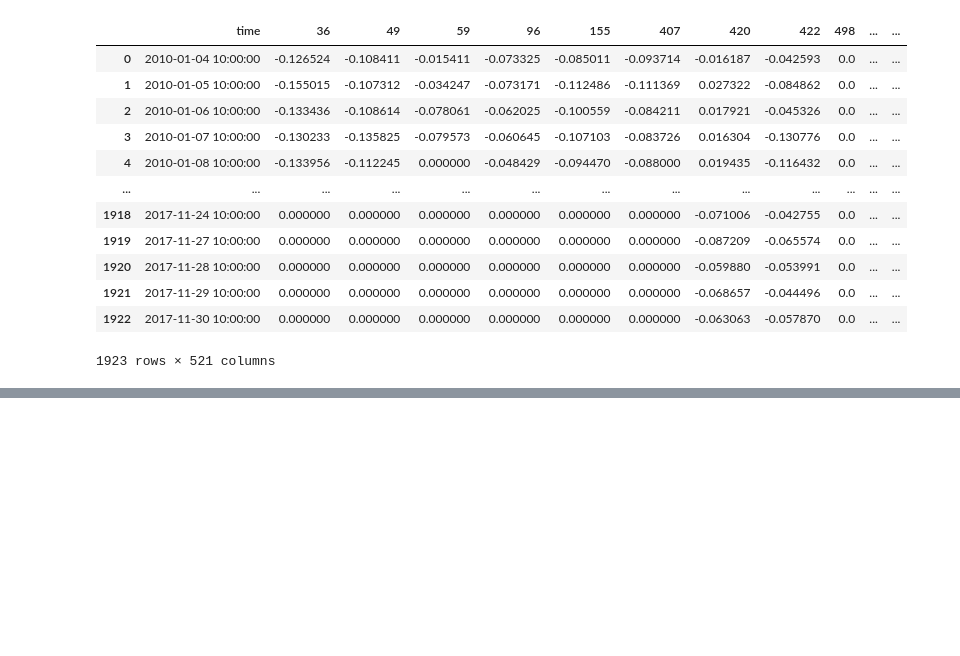
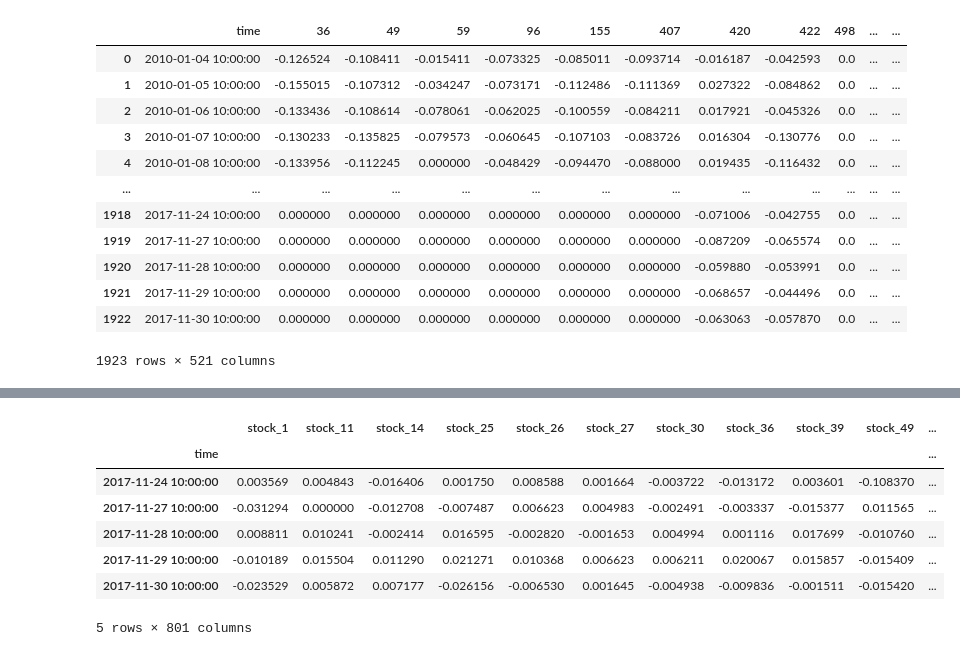
Before and after one commit to cfeif/7032---iTransformer, a Jupyter notebook: dataset/industry_split.ipynb, the cells around one changed output, grey strips where cells are left out. Cells and saved outputs as stored; diff of their text form; code cells hidden in the pictures; blank space fills up the shorter version.

```diff
--- a/dataset/industry_split.ipynb
+++ b/dataset/industry_split.ipynb
@@ -160,0 +149,22 @@ numbers of different industry 633
+# %%
+pick_data.set_index('time', inplace=True)
+# %%
+factor_return = pd.read_csv('factor_return.csv')
+# %%
+# left join pick_data with factor_return on time, use merge
+
+dataf = pd.merge(pick_data, factor_return, on='time', how='left')
+# %%
+dataf.set_index('time', inplace=True)
+# %%
+dataf.dropna(inplace=True)
+dataf.tail()
+# %% [output]
+|  | stock_1 | stock_11 | stock_14 | stock_25 | stock_26 | stock_27 | stock_30 | stock_36 | stock_39 | stock_49 | ... |
+| time |  |  |  |  |  |  |  |  |  |  | ... |
+| 2017-11-24 10:00:00 | 0.003569 | 0.004843 | -0.016406 | 0.001750 | 0.008588 | 0.001664 | -0.003722 | -0.013172 | 0.003601 | -0.108370 | ... |
+| 2017-11-27 10:00:00 | -0.031294 | 0.000000 | -0.012708 | -0.007487 | 0.006623 | 0.004983 | -0.002491 | -0.003337 | -0.015377 | 0.011565 | ... |
+| 2017-11-28 10:00:00 | 0.008811 | 0.010241 | -0.002414 | 0.016595 | -0.002820 | -0.001653 | 0.004994 | 0.001116 | 0.017699 | -0.010760 | ... |
+| 2017-11-29 10:00:00 | -0.010189 | 0.015504 | 0.011290 | 0.021271 | 0.010368 | 0.006623 | 0.006211 | 0.020067 | 0.015857 | -0.015409 | ... |
+| 2017-11-30 10:00:00 | -0.023529 | 0.005872 | 0.007177 | -0.026156 | -0.006530 | 0.001645 | -0.004938 | -0.009836 | -0.001511 | -0.015420 | ... |
+5 rows × 801 columns
```
Also changed, not shown: parts of 14 cells of this notebook, 12 other files.
